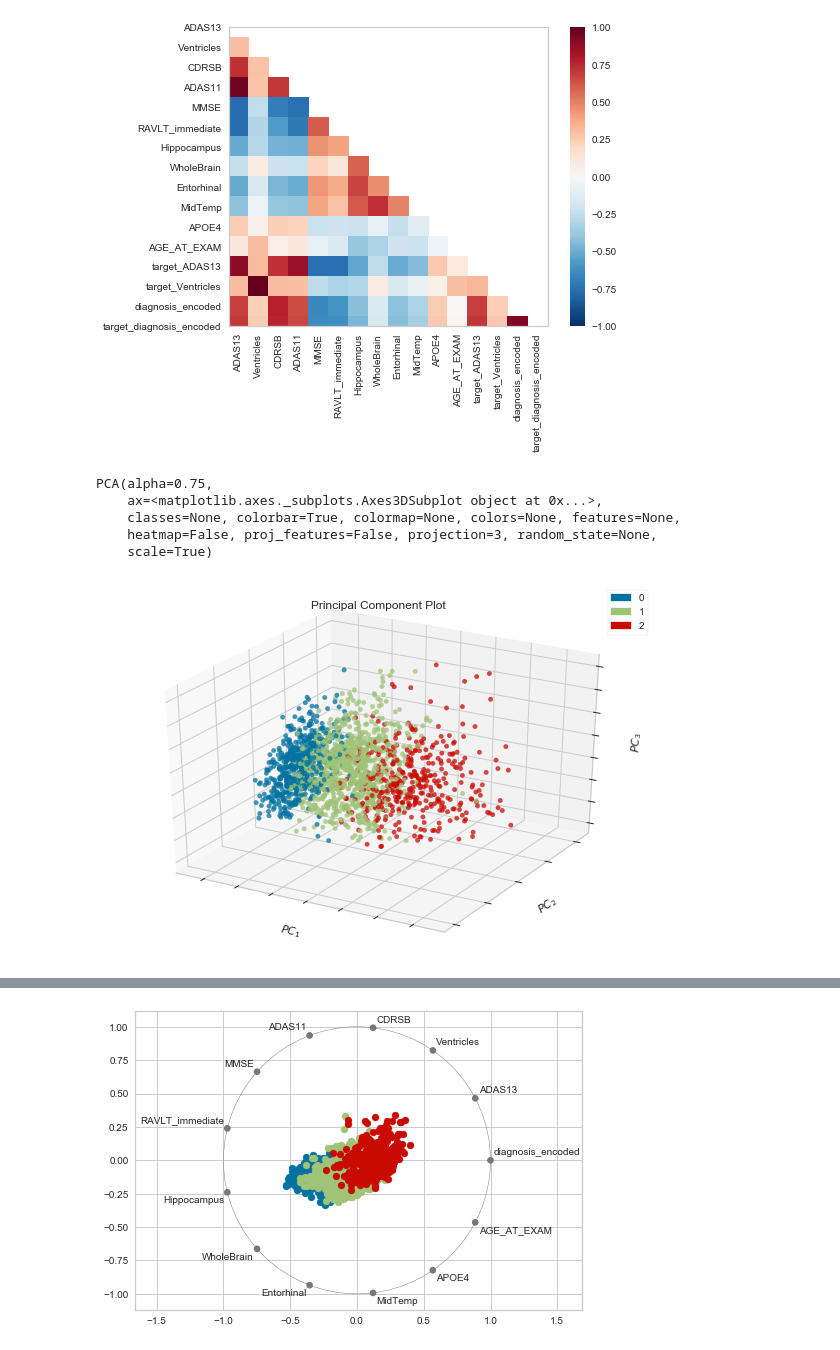
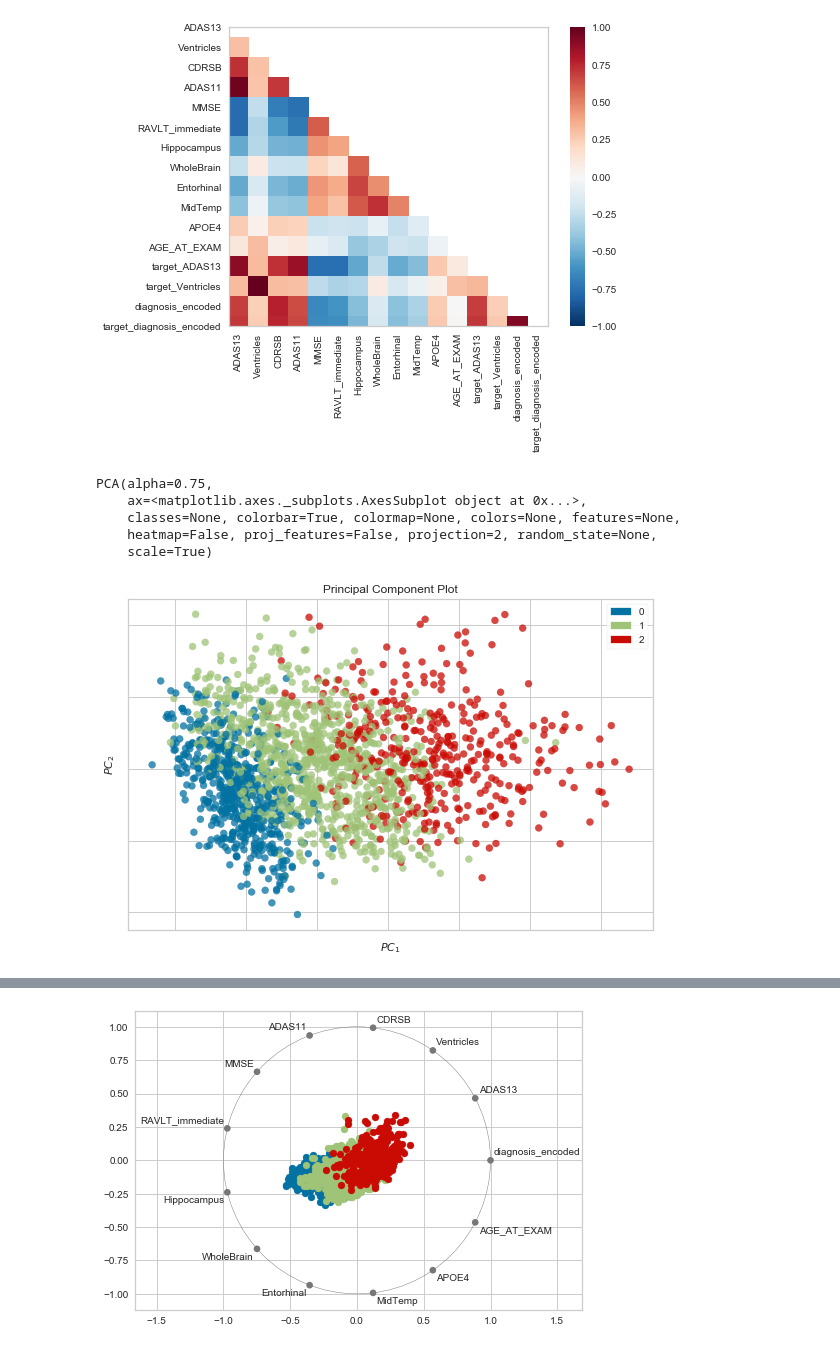
Before and after one commit to maxhipperson/Predicting-Alzheimers, a Jupyter notebook: data_exploration_02.ipynb, the cells around one changed output, grey strips where cells are left out. Drawn from its saved outputs; the diff is of its cells as text; code cells hidden in the pictures.

```diff
--- a/data_exploration_02.ipynb
+++ b/data_exploration_02.ipynb
@@ -71,11 +71,11 @@ Rank2D(algorithm=None,
 # %%
 from yellowbrick.features import pca_decomposition
 
-pca_decomposition(x, temp_y, projection=3)
+pca_decomposition(x, temp_y, projection=2)
 # %% [output]
 PCA(alpha=0.75,
-    ax=<matplotlib.axes._subplots.Axes3DSubplot object at 0x...>,
+    ax=<matplotlib.axes._subplots.AxesSubplot object at 0x...>,
     classes=None, colorbar=True, colormap=None, colors=None, features=None,
-    heatmap=False, proj_features=False, projection=3, random_state=None,
+    heatmap=False, proj_features=False, projection=2, random_state=None,
     scale=True)
-[figure, old version]
+[figure, new version]
```
Also changed, not shown: parts of 7 cells of this notebook, 1 other file.
